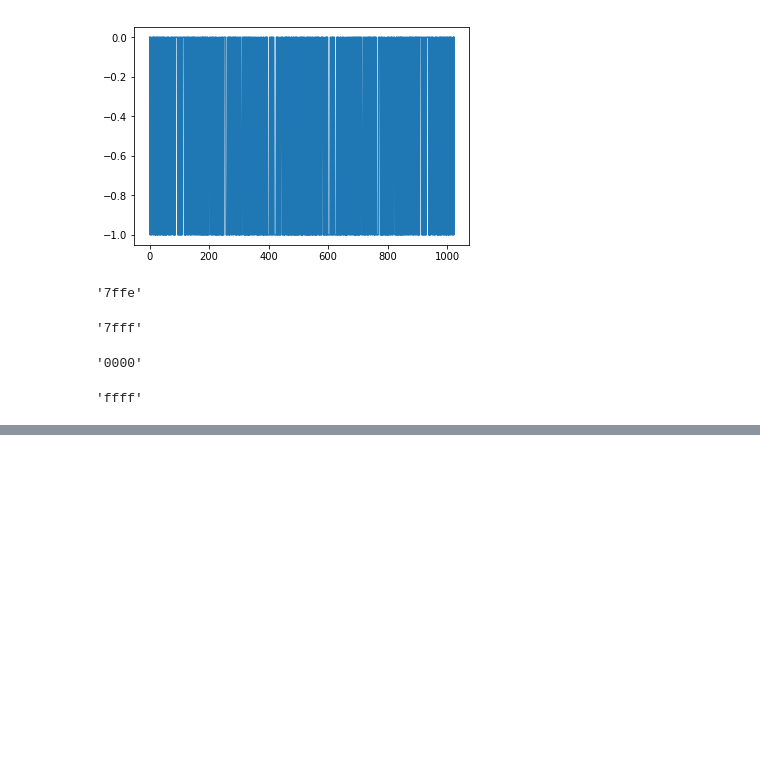
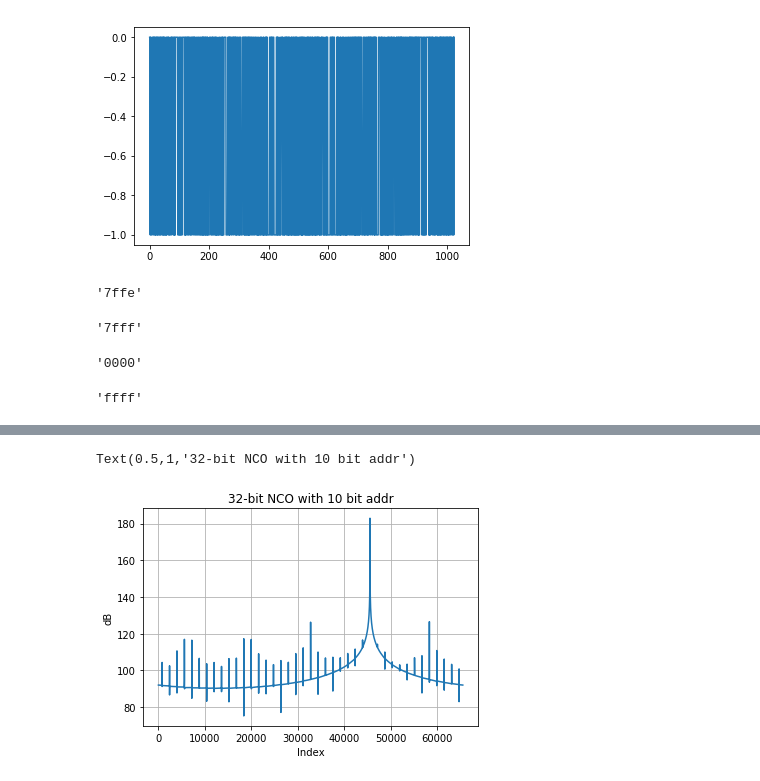
Before and after one commit to zstechly/various_notebooks, a Jupyter notebook: cos_lut_generation.ipynb, the cells around one changed output, grey strips where cells are left out. Drawn from its saved outputs; the diff is of its cells as text; code cells hidden in the pictures; blank space fills up the shorter version.

```diff
--- a/cos_lut_generation.ipynb
+++ b/cos_lut_generation.ipynb
@@ -85,0 +112,10 @@ cos_lut_floor_hex[768]
+# %%
+freq_axis = np.linspace(-640.625,640.625,65536)
+plt.plot(freq_axis,20*np.log10(np.abs(fftpack.fftshift(fftpack.fft(cos_out + 1j*sin_out)))))
+plt.grid(True)
+plt.xlabel('Index')
+plt.ylabel('dB')
+plt.title("32-bit NCO with 10 bit addr")
+# %% [output]
+Text(0.5,1,'32-bit NCO with 10 bit addr')
+[figure, added]
```
Also changed, not shown: parts of 16 cells of this notebook, 1 other file.
